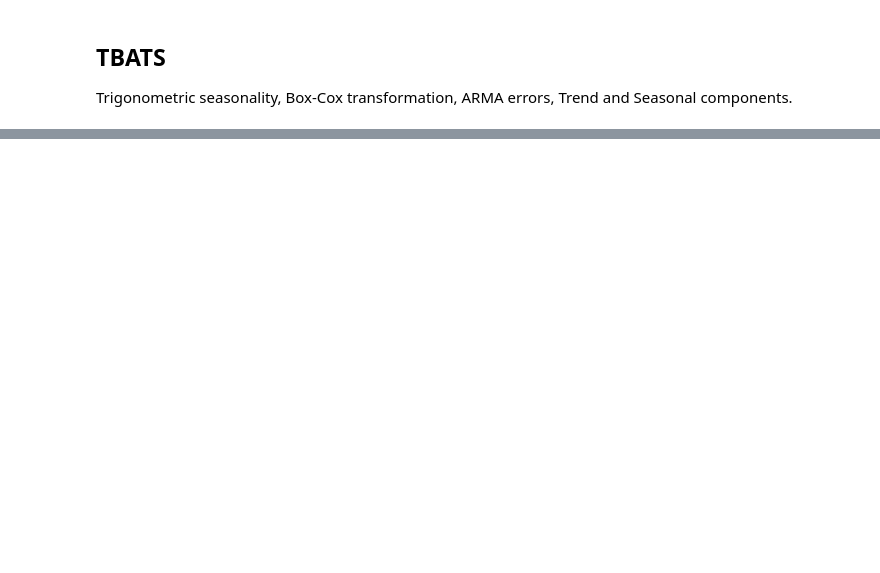
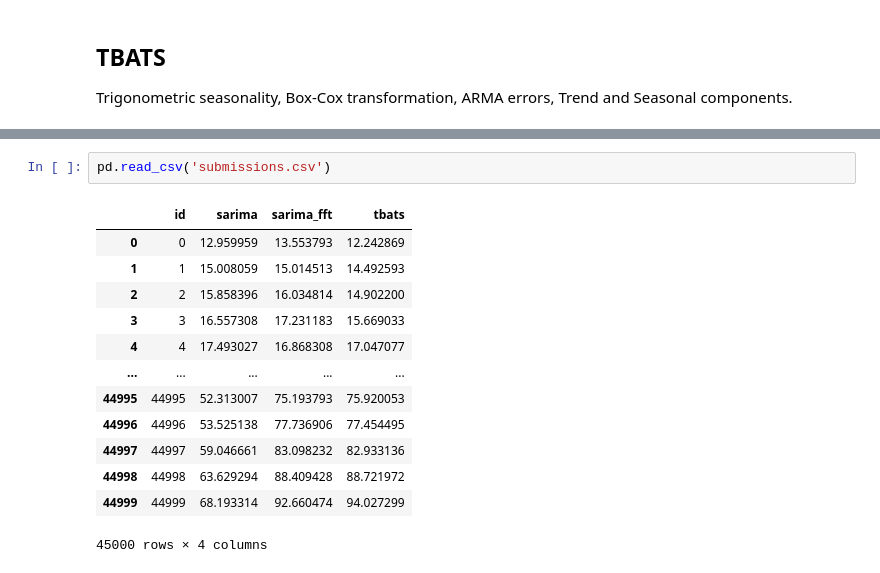
Before and after one commit to tcdat96/product-demand-forecast, a Jupyter notebook: demand-forecast-visualize.ipynb, the cells around one changed output, grey strips where cells are left out. Saved outputs shown, nothing was run; the diff lists cells and outputs as text; blank space fills up the shorter version.

```diff
--- a/demand-forecast-visualize.ipynb
+++ b/demand-forecast-visualize.ipynb
@@ -351,0 +386,16 @@ pass
+# %%
+pd.read_csv('submissions.csv')
+# %% [output]
+|  | id | sarima | sarima_fft | tbats |
+| 0 | 0 | 12.959959 | 13.553793 | 12.242869 |
+| 1 | 1 | 15.008059 | 15.014513 | 14.492593 |
+| 2 | 2 | 15.858396 | 16.034814 | 14.902200 |
+| 3 | 3 | 16.557308 | 17.231183 | 15.669033 |
+| 4 | 4 | 17.493027 | 16.868308 | 17.047077 |
+| ... | ... | ... | ... | ... |
+| 44995 | 44995 | 52.313007 | 75.193793 | 75.920053 |
+| 44996 | 44996 | 53.525138 | 77.736906 | 77.454495 |
+| 44997 | 44997 | 59.046661 | 83.098232 | 82.933136 |
+| 44998 | 44998 | 63.629294 | 88.409428 | 88.721972 |
+| 44999 | 44999 | 68.193314 | 92.660474 | 94.027299 |
+45000 rows × 4 columns
```
Also changed, not shown: parts of 7 cells of this notebook, 4 other files.
